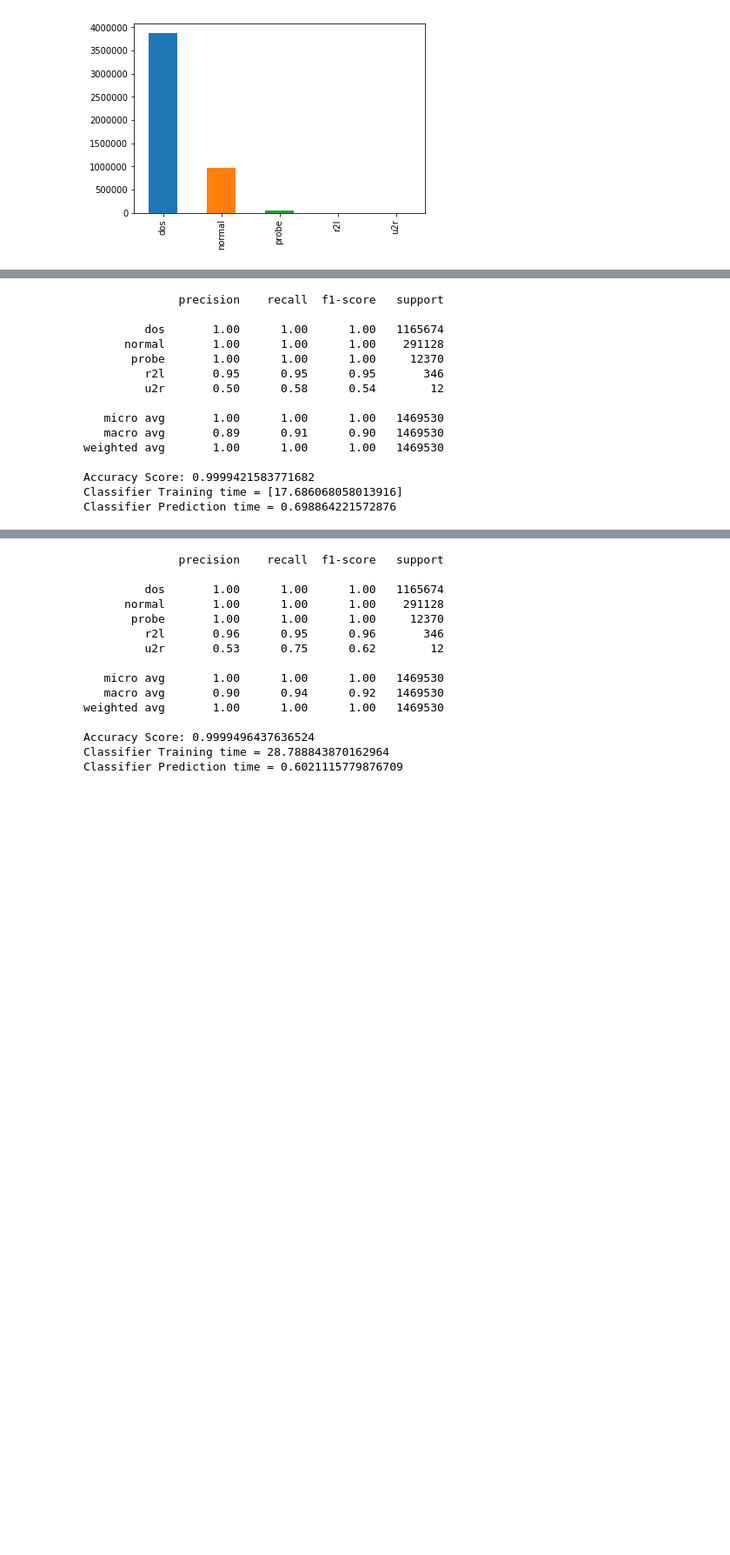
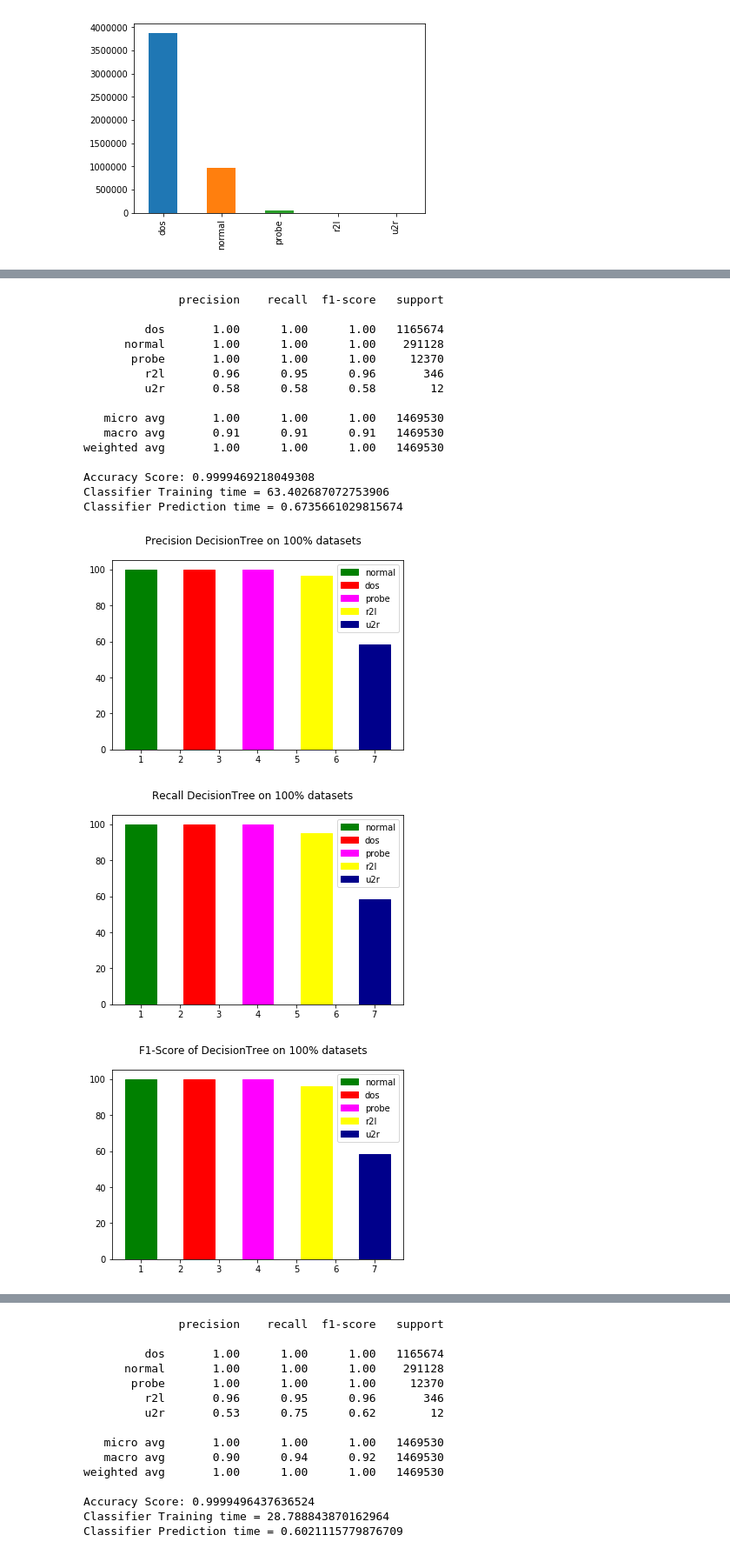
Before and after one commit to dtangster/cmpe255-project, a Jupyter notebook: Data_Exploration.ipynb, the cells around one changed output, grey strips where cells are left out. Shown at 87% size. Cells and saved outputs as stored; diff of their text form; code cells hidden in the pictures; blank space fills up the shorter version.

```diff
--- a/Data_Exploration.ipynb
+++ b/Data_Exploration.ipynb
@@ -533,20 +538,24 @@ Classifier Prediction time = 1.331263542175293
 # %%
 ## Decision Tree Classifier
 clf_DecisionTree = DecisionTreeClassifier()
 clf_DecisionTree, treereport = test_classifier(clf_DecisionTree)
+plot_algorithm_result(treereport, "DecisionTree on 100% datasets")
 # %% [output]
               precision    recall  f1-score   support
 
          dos       1.00      1.00      1.00   1165674
       normal       1.00      1.00      1.00    291128
        probe       1.00      1.00      1.00     12370
-         r2l       0.95      0.95      0.95       346
-         u2r       0.50      0.58      0.54        12
+         r2l       0.96      0.95      0.96       346
+         u2r       0.58      0.58      0.58        12
 
    micro avg       1.00      1.00      1.00   1469530
-   macro avg       0.89      0.91      0.90   1469530
+   macro avg       0.91      0.91      0.91   1469530
 weighted avg       1.00      1.00      1.00   1469530
 
-Accuracy Score: 0.9999421583771682
-Classifier Training time = [17.686068058013916]
-Classifier Prediction time = 0.698864221572876
+Accuracy Score: 0.9999469218049308
+Classifier Training time = 63.402687072753906
+Classifier Prediction time = 0.6735661029815674
+[figure, added]
+[figure, added]
+[figure, added]
```
Also changed, not shown: parts of 7 cells of this notebook, 1 other file.
